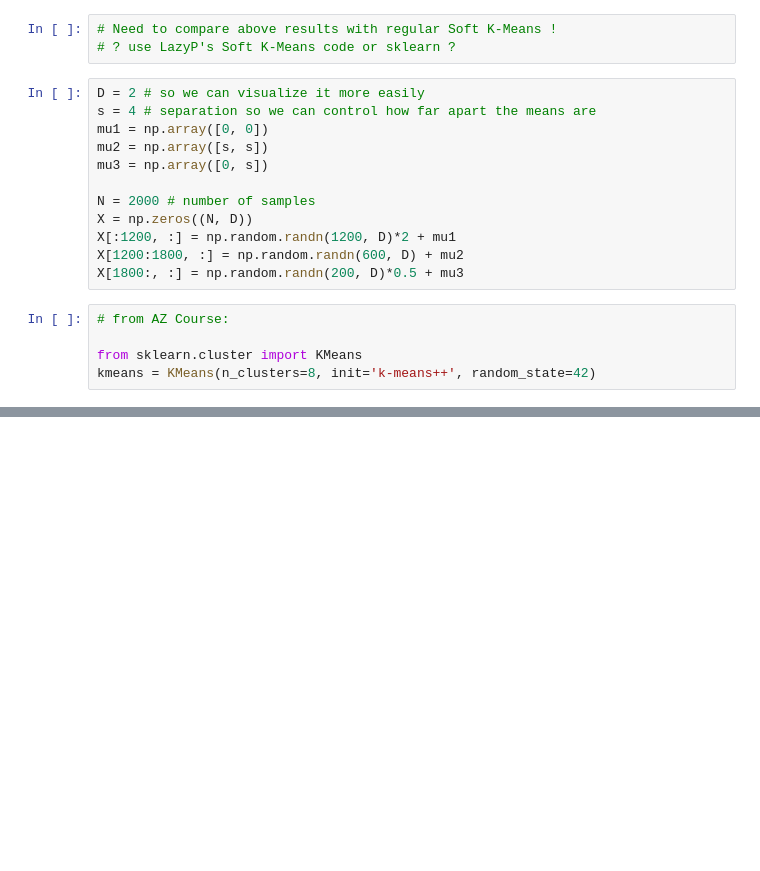
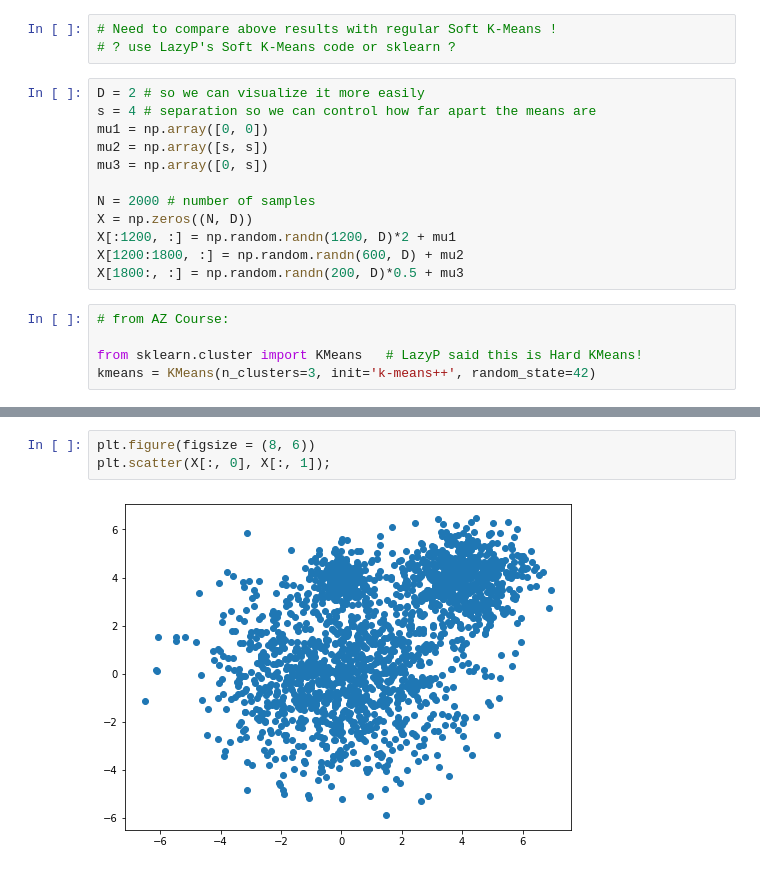
Before and after one commit to relias08/January27-2021___test, a Jupyter notebook: 5___gmm_code_RVE.ipynb, the cells around one changed output, grey strips where cells are left out. Cells and saved outputs as stored; diff of their text form; blank space fills up the shorter version.

```diff
--- a/5___gmm_code_RVE.ipynb
+++ b/5___gmm_code_RVE.ipynb
@@ -138,5 +149,5 @@ X[1800:, :] = np.random.randn(200, D)*0.5 + mu3
 # %%
 # from AZ Course:
 
-from sklearn.cluster import KMeans
-kmeans = KMeans(n_clusters=8, init='k-means++', random_state=42)
+from sklearn.cluster import KMeans   # LazyP said this is Hard KMeans!
+kmeans = KMeans(n_clusters=3, init='k-means++', random_state=42)
@@ -142,0 +170,5 @@ kmeans = KMeans(n_clusters=8, init='k-means++', random_state=42)
+# %%
+plt.figure(figsize = (8, 6))
+plt.scatter(X[:, 0], X[:, 1]);
+# %% [output]
+[figure, added]
```
Also changed, not shown: parts of 7 cells of this notebook.
